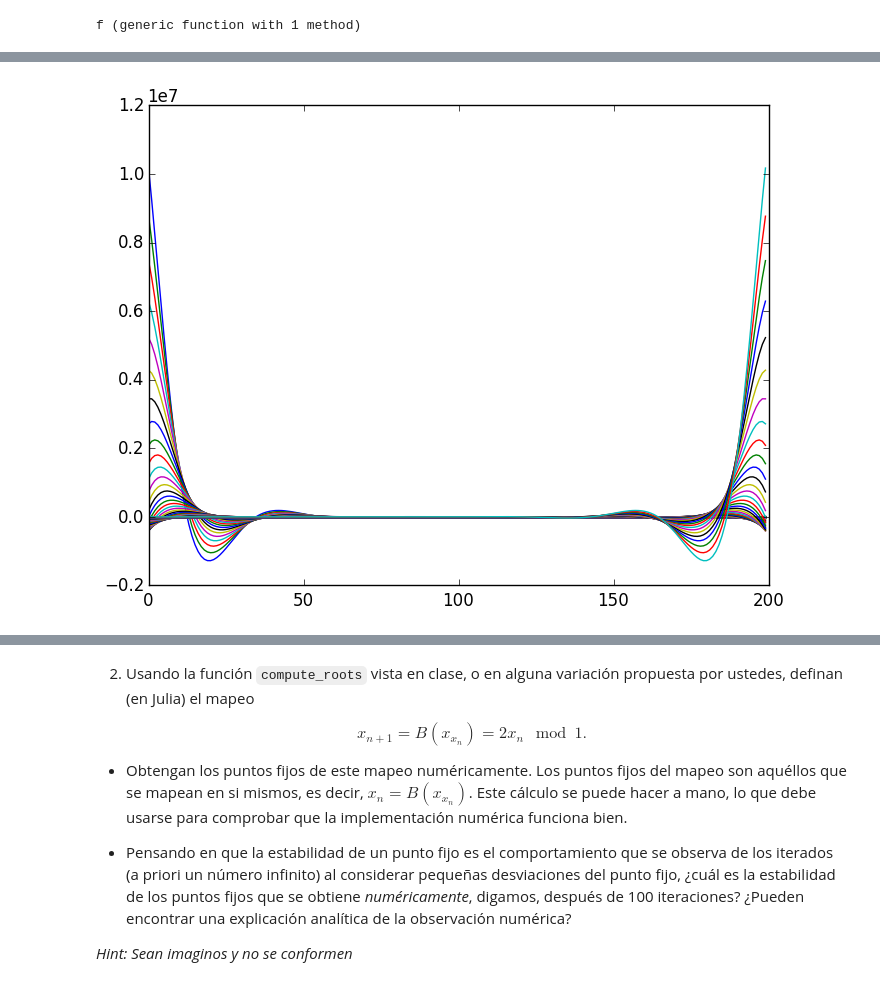
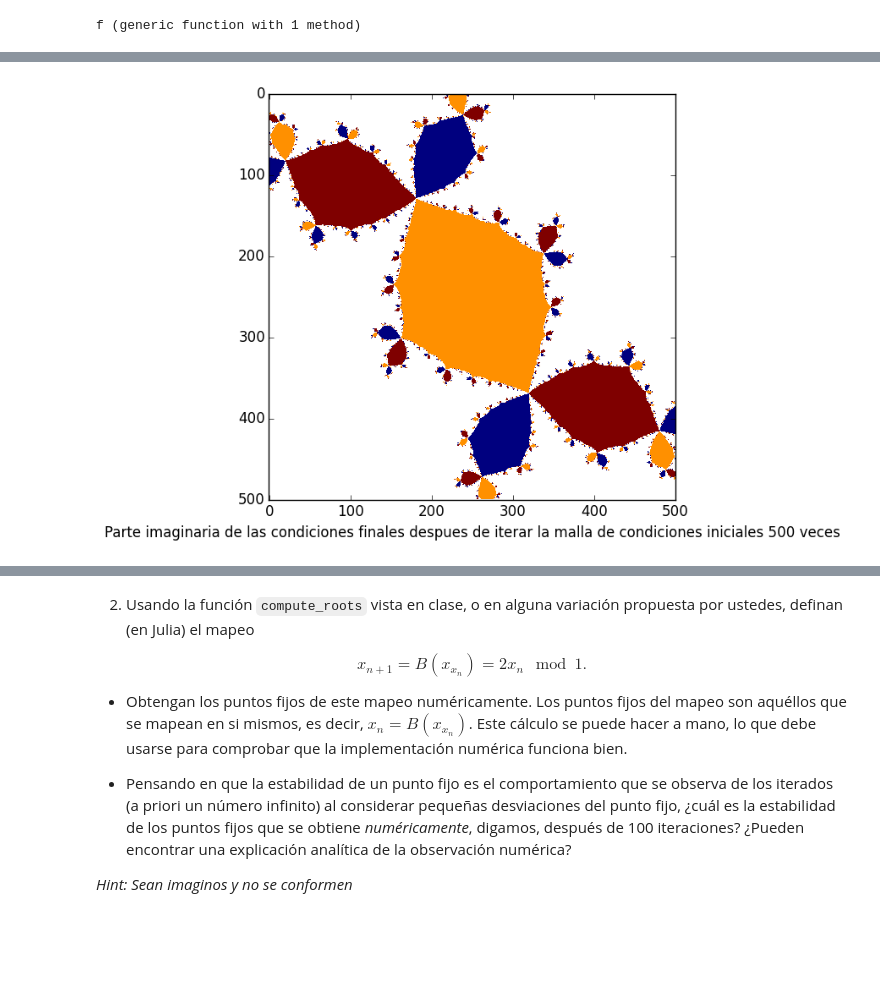
Before and after one commit to lbenet/2017-1_TSFisComp, a Jupyter notebook: tareas/Oscar Hurtado/Tarea 2.ipynb, the cells around one changed output, grey strips where cells are left out. Saved outputs shown, nothing was run; the diff lists cells and outputs as text; code cells hidden in the pictures; blank space fills up the shorter version.

```diff
--- a/tareas/Oscar Hurtado/Tarea 2.ipynb
+++ b/tareas/Oscar Hurtado/Tarea 2.ipynb
@@ -60,2 +45,5 @@ malla
+# %%
+m=500
+init_cond=malla(m,[-1,1],[-1,1]);
 # %%
 #initial_cond=reshape(malla,m*m,1)
@@ -101,4 +60,5 @@ plot(Z);
-# %%
-plot(imag(Z));
-# %% [output]
-[figure, removed]
+# %%
+imshow(imag(Z),interpolation="nearest")
+xlabel("Parte imaginaria de las condiciones finales despues de iterar la malla de condiciones iniciales $N veces " );
+# %% [output]
+[figure, added]
```
Also changed, not shown: parts of 21 cells of this notebook.
